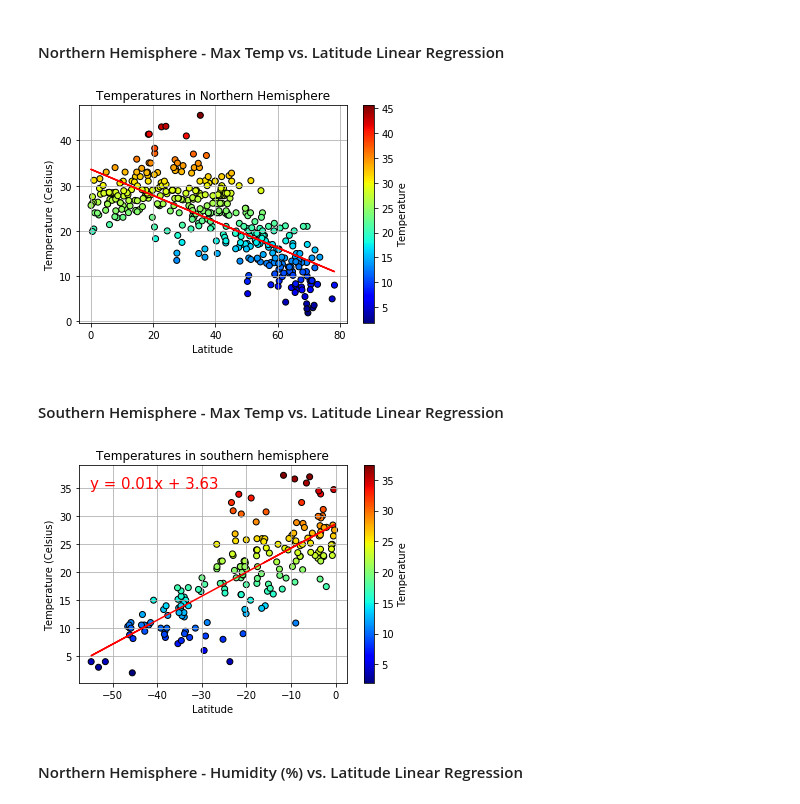
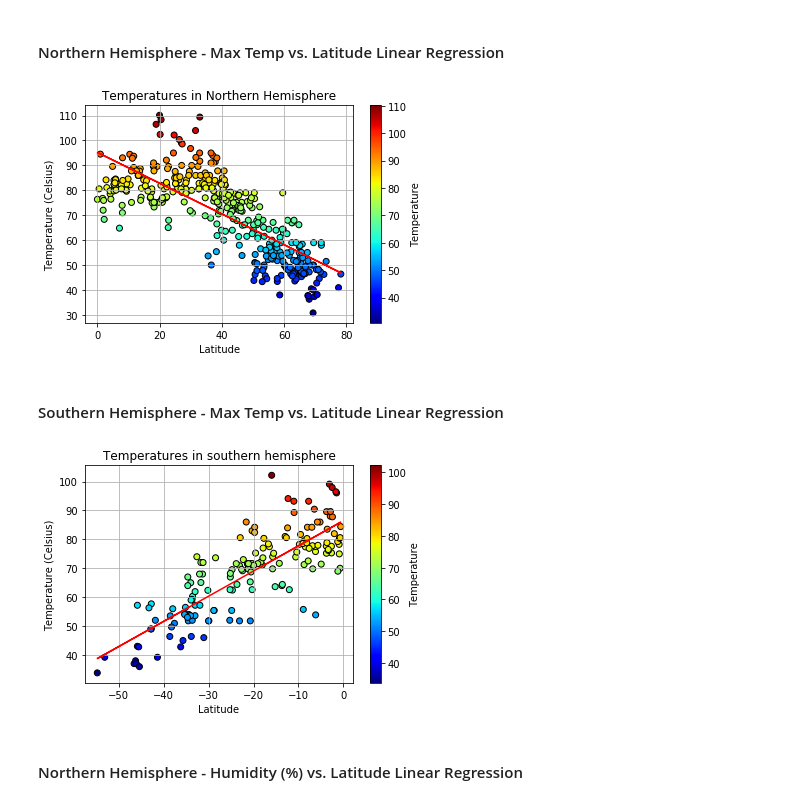
Before and after one commit to Phillips4100/APIs_with_Python-What-s-the-Weather-Like-, a Jupyter notebook: WeatherPy/WeatherPy.ipynb, the cells around one changed output. Saved outputs shown, nothing was run; the diff lists cells and outputs as text; code cells hidden in the pictures.

```diff
--- a/WeatherPy/WeatherPy.ipynb
+++ b/WeatherPy/WeatherPy.ipynb
@@ -57,45 +86,44 @@ len(cities)
 # Perform API Calls
 # %%
 url = "http://api.openweathermap.org/data/2.5/weather?"
-units = "metric"
+units = "imperial"
 
 # Build partial query URL
 query_url = f"{url}appid={weather_api_key}&units={units}&q="
 
-# set up lists to hold reponse info
-# * Temperature (F) vs. Latitude
-# * Humidity (%) vs. Latitude
-# * Cloudiness (%) vs. Latitude
-# * Wind Speed (mph) vs. Latitude
 lat = []
+lng=[]
 temp = []
 Humidity= []
 Cloudiness = []
 Wind_Speed =[]
+city=[]
+country=[]
 number = 1
+sets = 1
 
 print(f"Begining Data Retrieval:\n-----------------------------")
 # Loop through the list of cities and perform a request for data on each
 
-for city in cities:
+for citi in cities:
     try:
-        response = requests.get(query_url + (city)).json()
+        response = requests.get(query_url + (citi)).json()
         lat.append(response['coord']['lat'])
+        lng.append(response['coord']['lon'])
         temp.append(response['main']['temp_max'])
         Humidity.append(response['main']['humidity'])
+        country.append(response['sys']['country'])
         Cloudiness.append(response['clouds']['all'])
         Wind_Speed.append(response['wind']['speed'])
-        print(f"Processing Record {number} - {city}")
+        city.append(response['name'])
+        print(f"Processing Record {number} Set {sets}- {citi}")
         number=number+1
+        if (number % 51 == 0):
+            sets=sets+1
+            number=1
     except KeyError:
         print('An error occurred skipping.. ')
-        lat.append("N/A")
-        temp.append("N/A")
-        Humidity.append("N/A")
-        Cloudiness.append("N/A")
-        Wind_Speed.append("N/A")
-        number=number+1
-#         pass
+
 print('complete')
 
 
@@ -124,12 +152,14 @@ complete
 * Display the DataFrame
 # %%
 weather_dict = {
-    "city": cities,
+    "city": city,
     "lat": lat,
+    "lng": lng,
     "max temp": temp,
     "Humidity": Humidity,
     "Cloudiness": Cloudiness,
-    "Wind Speed": Wind_Speed
+    "Wind Speed": Wind_Speed,
+    "country": country
 }
 weather_data = pd.DataFrame(weather_dict)
 weather_data.to_csv('weather_data.csv')
@@ -156,6 +186,6 @@ weather_data.head(15)
 ----
 Skip this step if there are no cities that have humidity > 100%.
 # %%
-NA=weather_data.lat != 'N/A'
-NA.head(15)
+NA=weather_data.Humidity <= 100
+NA
 # %% [output]
@@ -178,7 +204,6 @@ Name: lat, dtype: bool
 # %%
 # Extract relevant fields from the data frame
 clean_weather_data=weather_data[NA]
-clean_weather_data['temp']=weather_data['max temp']
 
 # len(clean_weather_data)
 # Export the City_Data into a csv
@@ -323,34 +343,34 @@ north_df.head(10)
 ####  Northern Hemisphere - Max Temp vs. Latitude Linear Regression
 # %%
 plt.scatter(north_df["lat"], north_df["max temp"], marker="o",
-            edgecolors="black", c=north_df["temp"], cmap='jet')
+            edgecolors="black", c=north_df["max temp"], cmap='jet')
 
 plt.title("Temperatures in Northern Hemisphere")
 plt.ylabel("Temperature (Celsius)")
 plt.xlabel("Latitude")
 clb = plt.colorbar()
 clb.set_label("Temperature")
 plt.grid(True)
 
 # plot regression line
 x_values = north_df["lat"].astype(float)
 y_values = north_df["max temp"].astype(float)
 (slope, intercept, rvalue, pvalue, stderr) = linregress(x_values, y_values)
 regress_values = x_values * slope + intercept
 plt.plot(x_values,regress_values,"r-")
 
 # Save the figure
 plt.savefig("TemperatureInnorthhemisphere.png")
 
 # Show plot
 plt.show()
 # %% [output]
-[figure, old version]
+[figure, new version]
 # %% [markdown]
 ####  Southern Hemisphere - Max Temp vs. Latitude Linear Regression
 # %%
 plt.scatter(south_df["lat"], south_df["max temp"], marker="o",
-            edgecolors="black", c=south_df["temp"], cmap='jet')
+            edgecolors="black", c=south_df["max temp"], cmap='jet')
 
 plt.title("Temperatures in southern hemisphere")
 plt.ylabel("Temperature (Celsius)")
@@ -366,8 +386,6 @@ y_values = south_df["max temp"].astype(float)
 (slope, intercept, rvalue, pvalue, stderr) = linregress(x_values, y_values)
 regress_values = x_values * slope + intercept
 plt.plot(x_values,regress_values,"r-")
-plt.annotate(line_eq,(-55,35),fontsize=15, color="red")
-
 
 # Save the figure
 plt.savefig("TemperatureInnorthhemisphere.png")
@@ -375,7 +393,7 @@ plt.savefig("TemperatureInnorthhemisphere.png")
 # Show plot
 plt.show()
 # %% [output]
-[figure, old version]
+[figure, new version]
 # %% [markdown]
 ####  Northern Hemisphere - Humidity (%) vs. Latitude Linear Regression
 # %%
```
Also changed, not shown: parts of 18 cells of this notebook, 16 other files.
